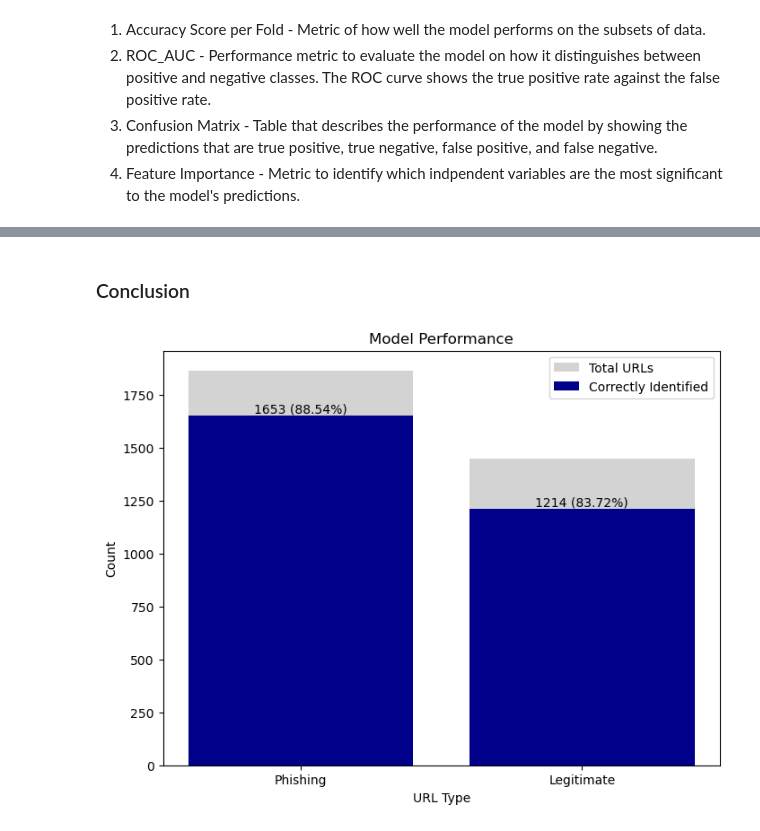
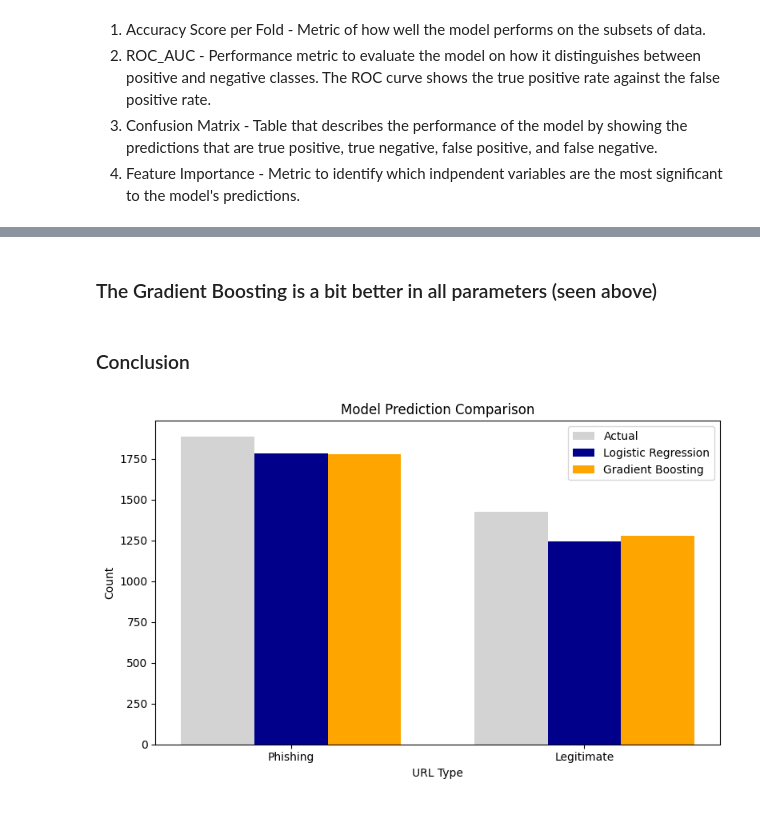
Before and after one commit to ddiaz1126/CyberSecurity, a Jupyter notebook: CyberSecurity.ipynb, the cells around one changed output, grey strips where cells are left out. Saved outputs shown, nothing was run; the diff lists cells and outputs as text; code cells hidden in the pictures.

Commit message:
Updated this project to enhance model with more accurate features

```diff
--- a/CyberSecurity.ipynb
+++ b/CyberSecurity.ipynb
@@ -146,0 +138,3 @@ plt.show()
+# %%
+# Extract features
+features = df[['SSLfinal_State', 'URL_of_Anchor', 'Prefix_Suffix', 'web_traffic']]
@@ -148,11 +199,16 @@ plt.show()
 ### Feature Selection
 # %%
 # Create Variables
-X = data
+X = features
 y = df['Result']
+# %%
+from sklearn.preprocessing import StandardScaler
+
+scaler = StandardScaler()
+X_scaled = scaler.fit_transform(X)
 # %%
 # Split data variables into training and testing datasets
-X_train, X_test, y_train, y_test = train_test_split(X, y, test_size=0.3, random_state=42)
+X_train, X_test, y_train, y_test = train_test_split(X_scaled, y, test_size=0.3, random_state=42)
 # %% [markdown]
 #### Logistic Regression
 # %% [markdown]
@@ -339,37 +433,39 @@ plt.show()
+# %% [markdown]
+### The Gradient Boosting is a bit better in all parameters (seen above)
 # %% [markdown]
 ### Conclusion
 # %%
-# Define the statistics
-phishing_correct = 1653
-phishing_total = 1867
-legitimate_correct = 1214
-legitimate_total = 1450
+TP_logistic = cm[1, 1]  # True Positive
+TN_logistic = cm[0, 0]  # True Negative
 
-# Calculate the percentages
-phishing_percent = (phishing_correct / phishing_total) * 100
-legitimate_percent = (legitimate_correct / legitimate_total) * 100
+# Gradient Boosting
+TP_gradient = cm1[1, 1]  # True Positive
+TN_gradient = cm1[0, 0]  # True Negative
 
-# Create a bar chart
 labels = ['Phishing', 'Legitimate']
-correct_counts = [phishing_correct, legitimate_correct]
-total_counts = [phishing_total, legitimate_total]
+total_counts = [TP_logistic + cm[1, 0], TN_logistic + cm[0, 1]]  # Total URLs
+correct_counts = [TP_logistic, TN_logistic]  # Correctly Identified Counts
 
-x = range(len(labels))
+# Set up bar positions
+x = np.arange(len(labels))
+bar_width = 0.25  # Width of the bars
 
-plt.figure(figsize=(8, 6))
-plt.bar(x, total_counts, label='Total URLs', color='lightgray')
-plt.bar(x, correct_counts, label='Correctly Identified', color='darkblue')
+plt.figure(figsize=(8, 5))
 
-# Annotate each bar with the percentage value
-for i in x:
-    plt.text(x[i], correct_counts[i], f'{correct_counts[i]} ({round(correct_counts[i] / total_counts[i] * 100, 2)}%)',
-             ha='center', va='bottom', color='black')
+# Bars for total counts
+plt.bar(x - bar_width, total_counts, width=bar_width, label='Actual', color='lightgray')
+plt.bar(x, correct_counts, width=bar_width, label='Logistic Regression', color='darkblue')
+plt.bar(x + bar_width, [TP_gradient, TN_gradient], width=bar_width, label='Gradient Boosting', color='orange')
 
+# Add labels and title
 plt.xlabel('URL Type')
 plt.ylabel('Count')
-plt.title('Model Performance')
+plt.title('Model Prediction Comparison')
 plt.xticks(x, labels)
 plt.legend()
+
+# Show the plot
+plt.tight_layout()
 plt.show()
 # %% [output]
-[figure, old version]
+[figure, new version]
```
Also changed, not shown: parts of 41 cells of this notebook, 1 other file.
